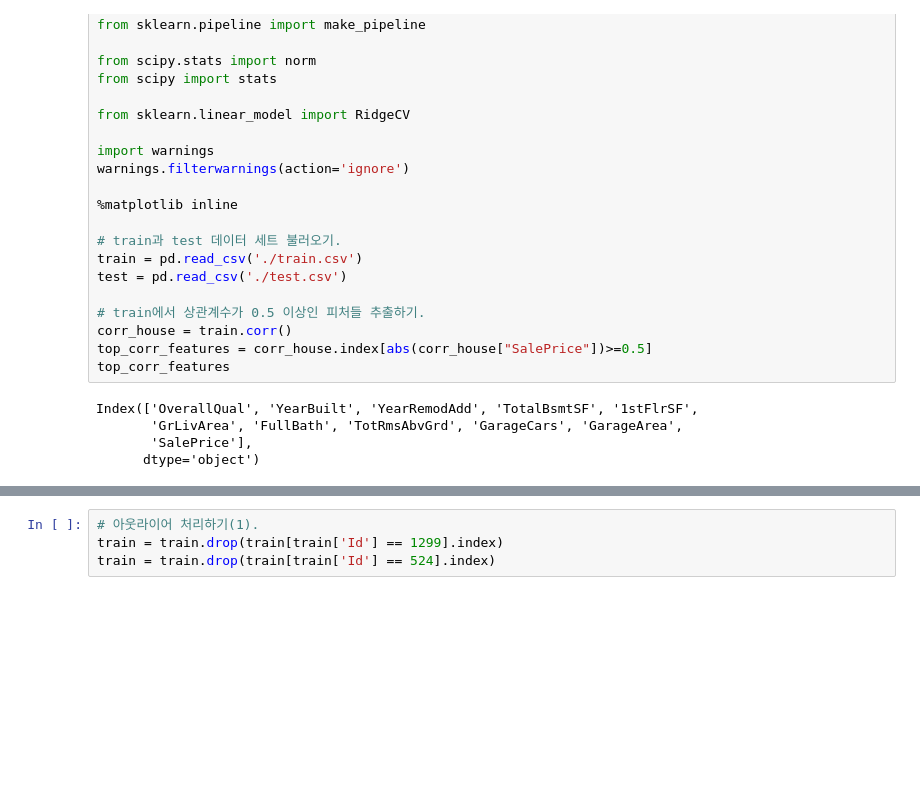
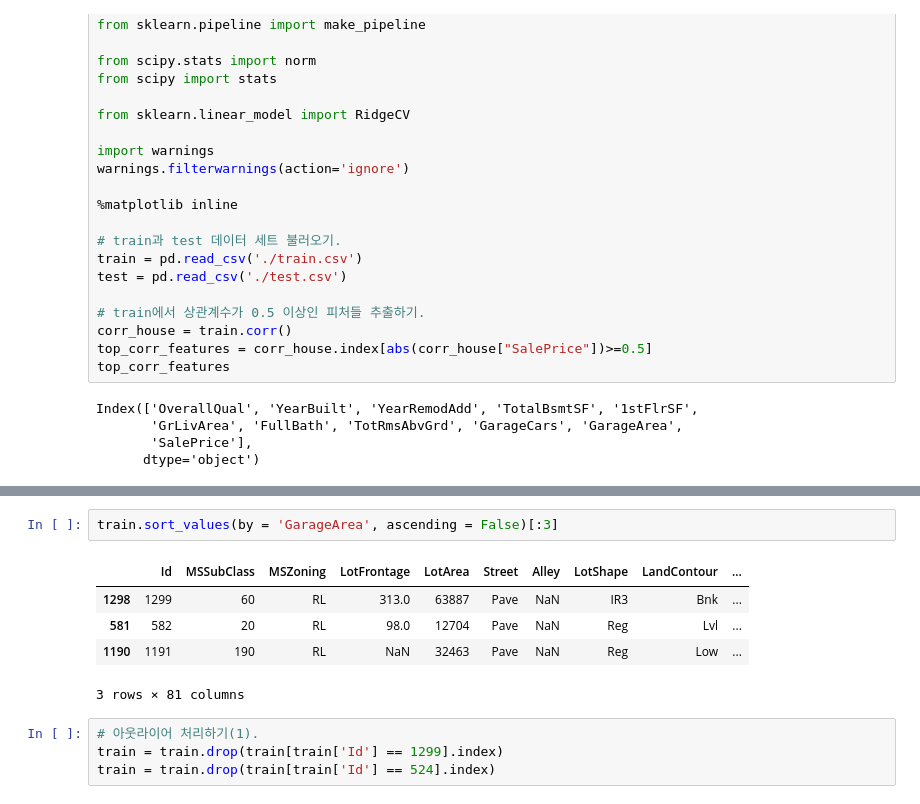
Before and after one commit to KevinJo-rollcake/tistory, a Jupyter notebook: Machine learning/PBL.ipynb, the cells around one changed output, grey strips where cells are left out. Cells and saved outputs as stored; diff of their text form; blank space fills up the shorter version.

```diff
--- a/Machine learning/PBL.ipynb
+++ b/Machine learning/PBL.ipynb
@@ -71,3 +78,11 @@ for i, col in enumerate(top_corr_features):
+# %%
+train.sort_values(by = 'GarageArea', ascending = False)[:3]
+# %% [output]
+|  | Id | MSSubClass | MSZoning | LotFrontage | LotArea | Street | Alley | LotShape | LandContour | ... |
+| 1298 | 1299 | 60 | RL | 313.0 | 63887 | Pave | NaN | IR3 | Bnk | ... |
+| 581 | 582 | 20 | RL | 98.0 | 12704 | Pave | NaN | Reg | Lvl | ... |
+| 1190 | 1191 | 190 | RL | NaN | 32463 | Pave | NaN | Reg | Low | ... |
+3 rows × 81 columns
 # %%
 # 아웃라이어 처리하기(1).
 train = train.drop(train[train['Id'] == 1299].index)
```
Also changed, not shown: parts of 24 cells of this notebook.
